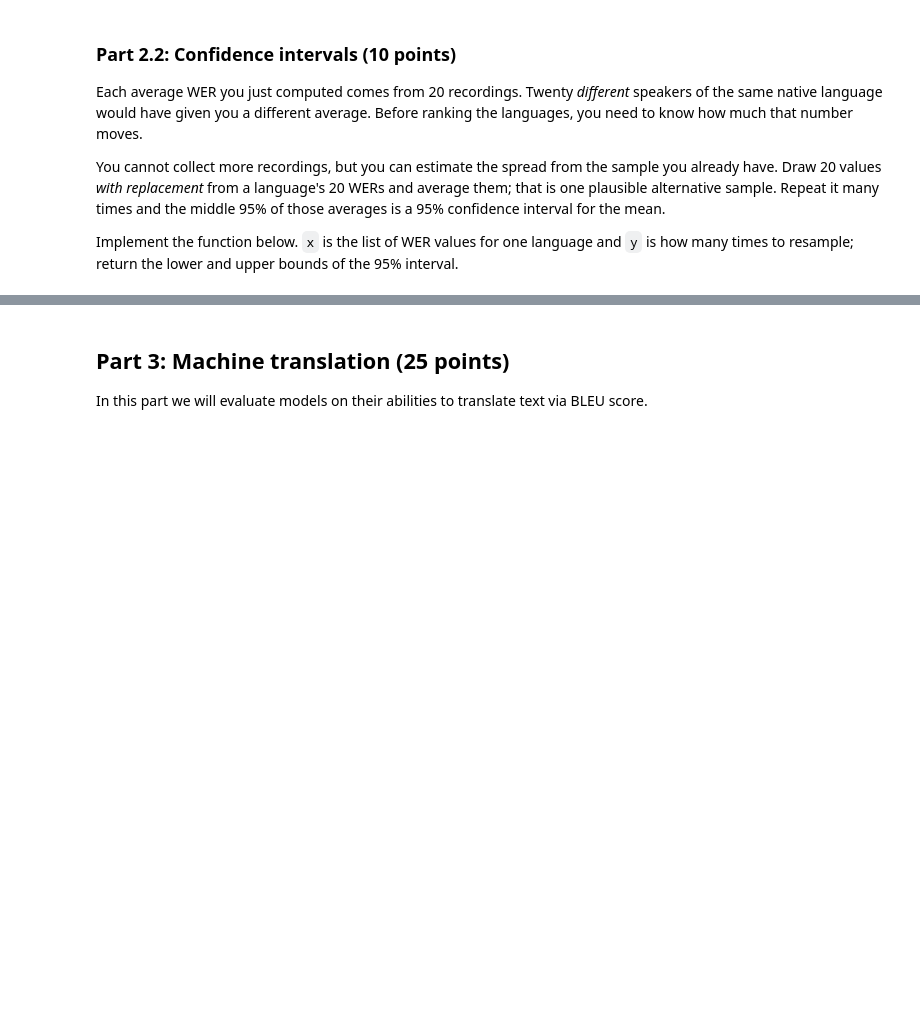
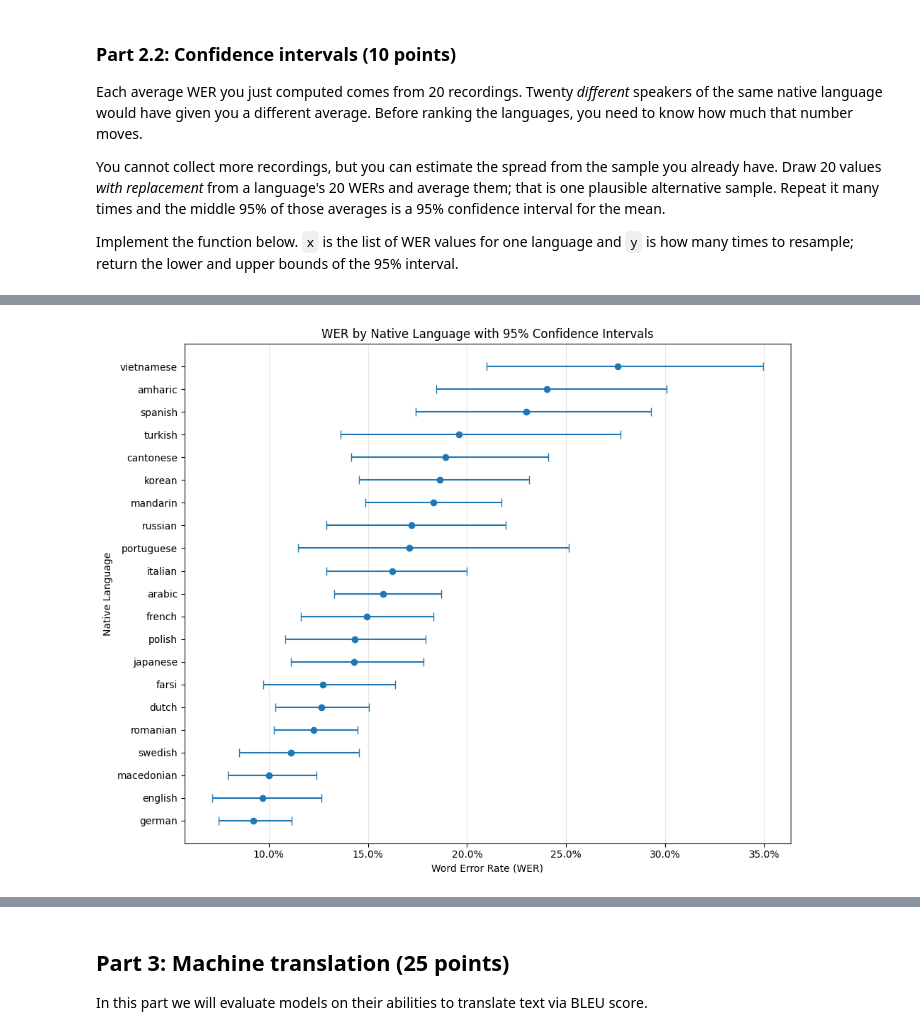
Before and after one commit to abhishekshukla-ops/assignment_nlp, a Jupyter notebook: HW1.ipynb, the cells around one changed output, grey strips where cells are left out. Cells and saved outputs as stored; diff of their text form; code cells hidden in the pictures; blank space fills up the shorter version.

```diff
--- a/HW1.ipynb
+++ b/HW1.ipynb
@@ -1101,3 +1139,41 @@ save_results(language_wer_cis, "results/language_wer_cis.json")
+# %%
+import matplotlib.pyplot as plt
+import numpy as np
+from matplotlib.ticker import PercentFormatter
+
+# Sort by WER
+plot_df = wer_ci_df.sort_values("WER").reset_index(drop=True)
+
+# Asymmetric error distances from WER
+lower_error = plot_df["WER"] - plot_df["95% CI Lower Bound"]
+upper_error = plot_df["95% CI Upper Bound"] - plot_df["WER"]
+
+y = np.arange(len(plot_df))
+
+plt.figure(figsize=(10, 8))
+
+plt.errorbar(
+    plot_df["WER"],
+    y,
+    xerr=[lower_error, upper_error],
+    fmt="o",
+    capsize=4,
+    markersize=6
+)
+
+plt.yticks(y, plot_df["Native Language"])
+plt.xlabel("Word Error Rate (WER)")
+plt.ylabel("Native Language")
+plt.title("WER by Native Language with 95% Confidence Intervals")
+
+# Display WER as percentages
+plt.gca().xaxis.set_major_formatter(PercentFormatter(1))
+
+plt.grid(axis="x", alpha=0.3)
+plt.tight_layout()
+plt.show()
+# %% [output]
+[figure, added]
 # %% [markdown]
 ★ Extend your table from Part 2.1 with each language's confidence interval.
 
```
Also changed, not shown: parts of 25 cells of this notebook.
